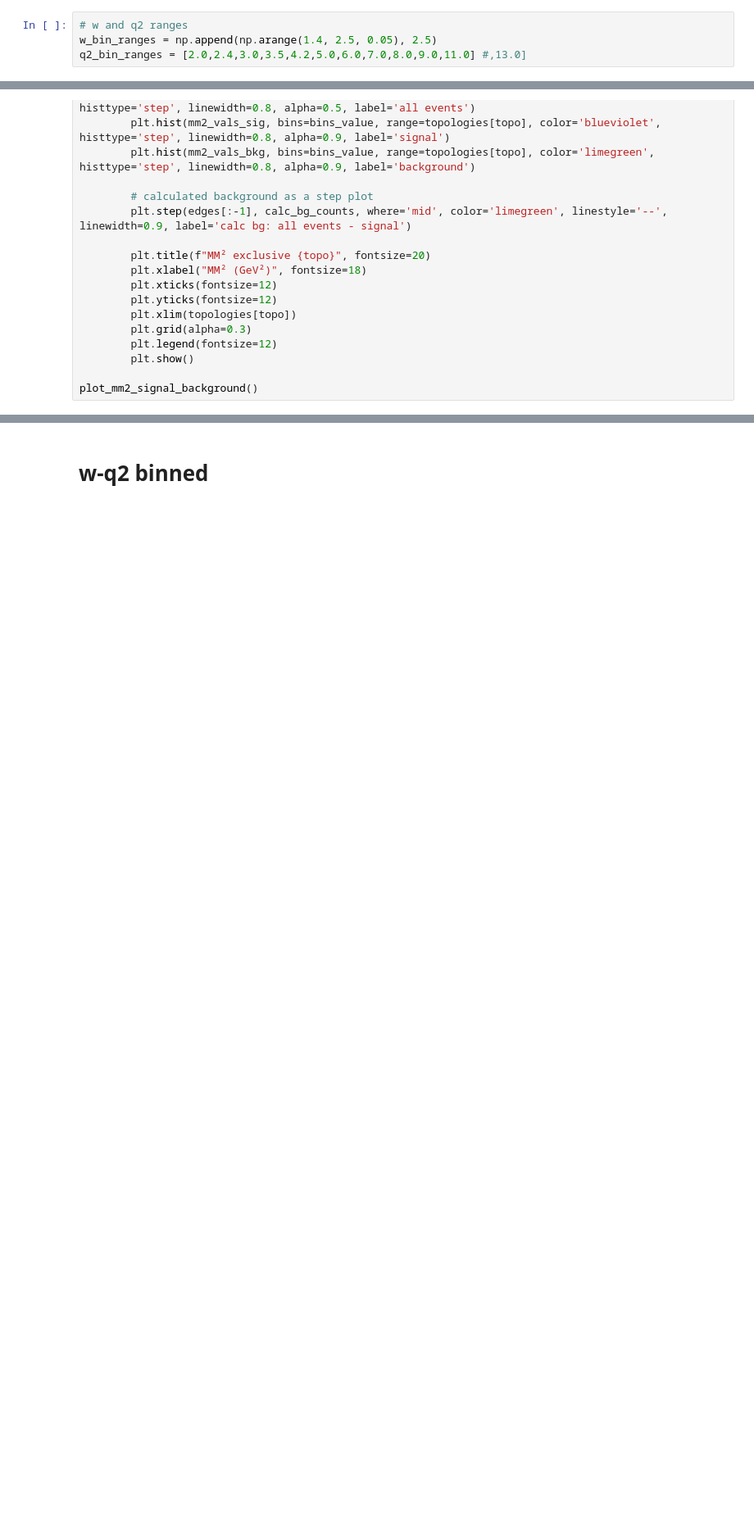
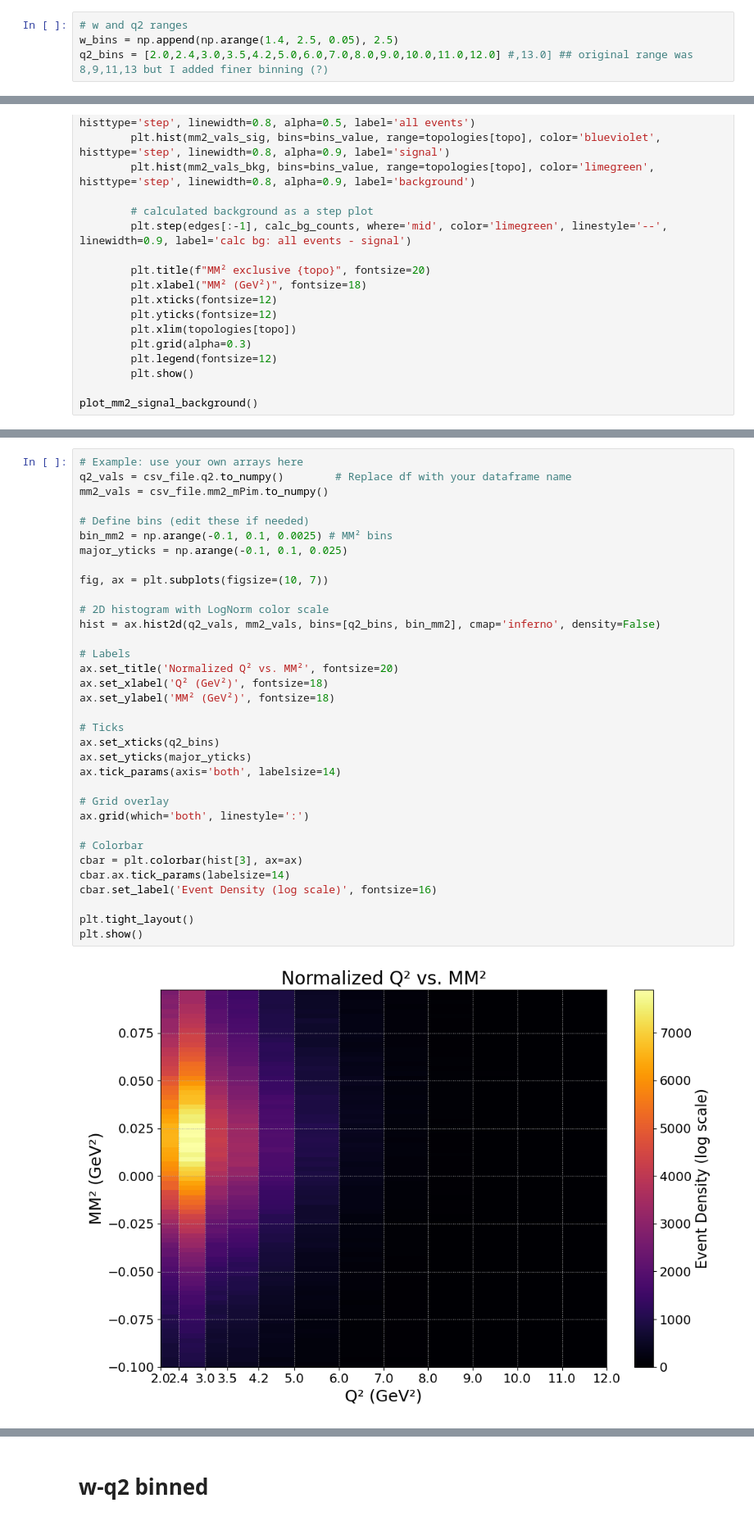
Before and after one commit to aosmond98/clas12, a Jupyter notebook: python/background_investigation_v7.ipynb, the cells around one changed output, grey strips where cells are left out. Shown at 82% size. Saved outputs shown, nothing was run; the diff lists cells and outputs as text; blank space fills up the shorter version.

```diff
--- a/python/background_investigation_v7.ipynb
+++ b/python/background_investigation_v7.ipynb
@@ -205,8 +204,8 @@ topologies = {
 # w-q2 range
 # %%
 # w and q2 ranges
-w_bin_ranges = np.append(np.arange(1.4, 2.5, 0.05), 2.5)
-q2_bin_ranges = [2.0,2.4,3.0,3.5,4.2,5.0,6.0,7.0,8.0,9.0,11.0] #,13.0]
+w_bins = np.append(np.arange(1.4, 2.5, 0.05), 2.5)
+q2_bins = [2.0,2.4,3.0,3.5,4.2,5.0,6.0,7.0,8.0,9.0,10.0,11.0,12.0] #,13.0] ## original range was 8,9,11,13 but I added finer binning (?)
 # %%
 # Define which dataset to visualize
 dataset = csv_file
@@ -1707,0 +1712,36 @@ plot_mm2_signal_background()
+# %%
+# Example: use your own arrays here
+q2_vals = csv_file.q2.to_numpy()        # Replace df with your dataframe name
+mm2_vals = csv_file.mm2_mPim.to_numpy()
+
+# Define bins (edit these if needed)
+bin_mm2 = np.arange(-0.1, 0.1, 0.0025) # MM² bins
+major_yticks = np.arange(-0.1, 0.1, 0.025)
+
+fig, ax = plt.subplots(figsize=(10, 7))
+
+# 2D histogram with LogNorm color scale
+hist = ax.hist2d(q2_vals, mm2_vals, bins=[q2_bins, bin_mm2], cmap='inferno', density=False)
+
+# Labels
+ax.set_title('Normalized Q² vs. MM²', fontsize=20)
+ax.set_xlabel('Q² (GeV²)', fontsize=18)
+ax.set_ylabel('MM² (GeV²)', fontsize=18)
+
+# Ticks
+ax.set_xticks(q2_bins)
+ax.set_yticks(major_yticks)
+ax.tick_params(axis='both', labelsize=14)
+
+# Grid overlay
+ax.grid(which='both', linestyle=':')
+
+# Colorbar
+cbar = plt.colorbar(hist[3], ax=ax)
+cbar.ax.tick_params(labelsize=14)
+cbar.set_label('Event Density (log scale)', fontsize=16)
+
+plt.tight_layout()
+plt.show()
+# %% [output]
+[figure, added]
```
Also changed, not shown: parts of 19 cells of this notebook.
